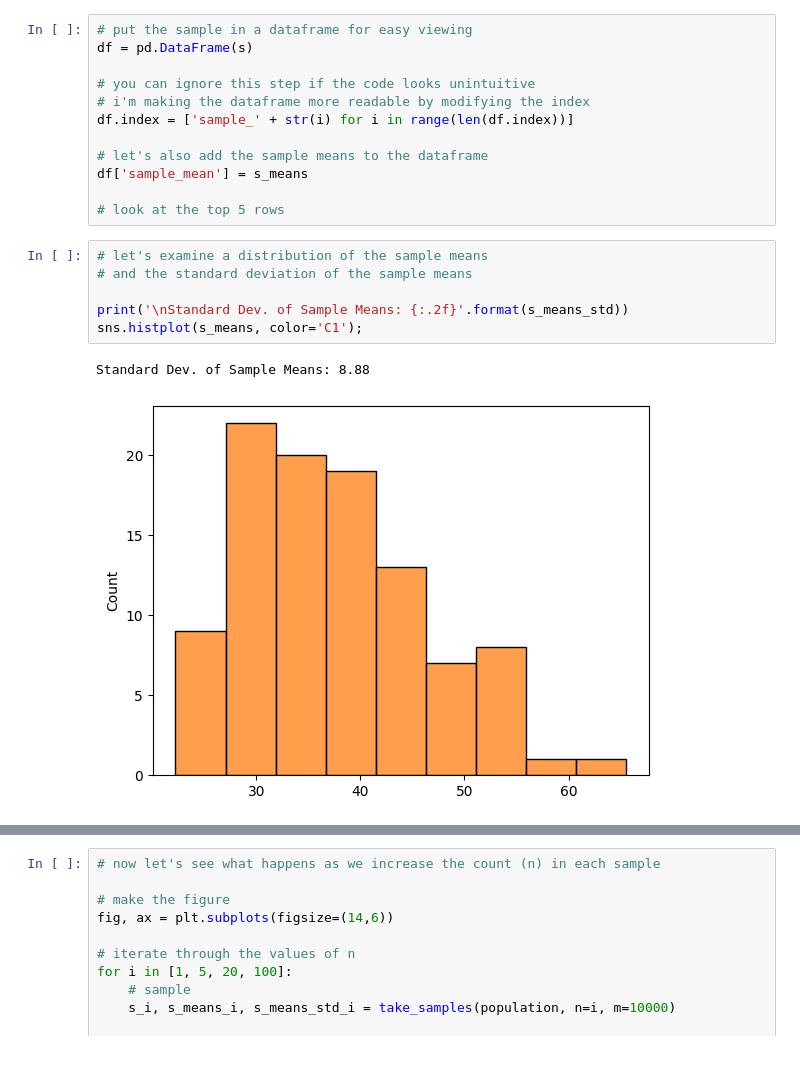
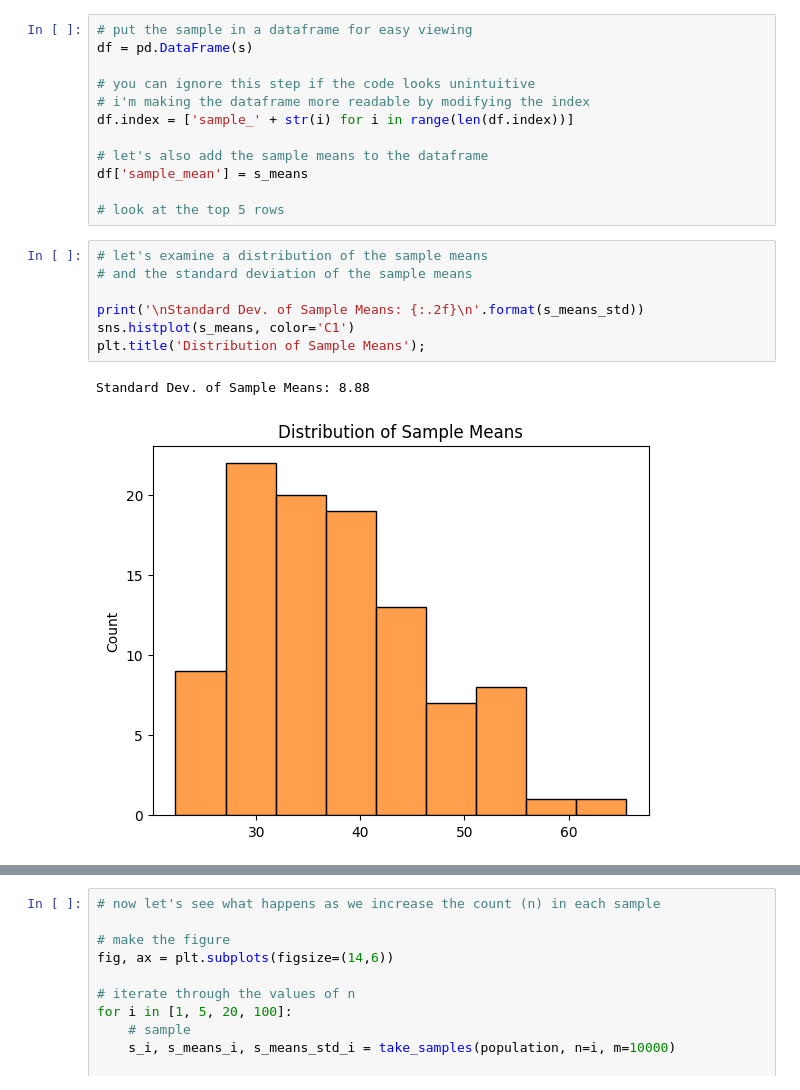
Before and after one commit to samuelshoun/Useful-MWEs, a Jupyter notebook: reserves_trumpet_plot.ipynb, the cells around one changed output, grey strips where cells are left out. Drawn from its saved outputs; the diff is of its cells as text; blank space fills up the shorter version.

```diff
--- a/reserves_trumpet_plot.ipynb
+++ b/reserves_trumpet_plot.ipynb
@@ -79,12 +79,13 @@ df['sample_mean'] = s_means
 # %%
 # let's examine a distribution of the sample means
 # and the standard deviation of the sample means
 
-print('\nStandard Dev. of Sample Means: {:.2f}'.format(s_means_std))
-sns.histplot(s_means, color='C1');
+print('\nStandard Dev. of Sample Means: {:.2f}\n'.format(s_means_std))
+sns.histplot(s_means, color='C1')
+plt.title('Distribution of Sample Means');
 # %% [output]
 Standard Dev. of Sample Means: 8.88
-[figure, old version]
+[figure, new version]
 # %%
 # view the sample next to the population
 sns.histplot(population, stat='density', label='population')
```
Also changed, not shown: parts of 2 cells of this notebook.
